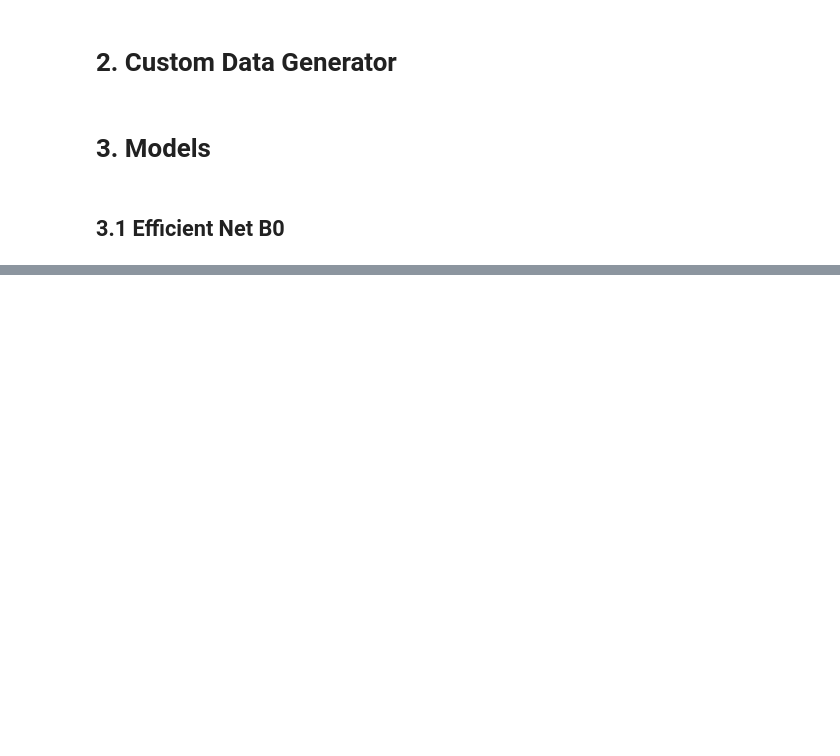
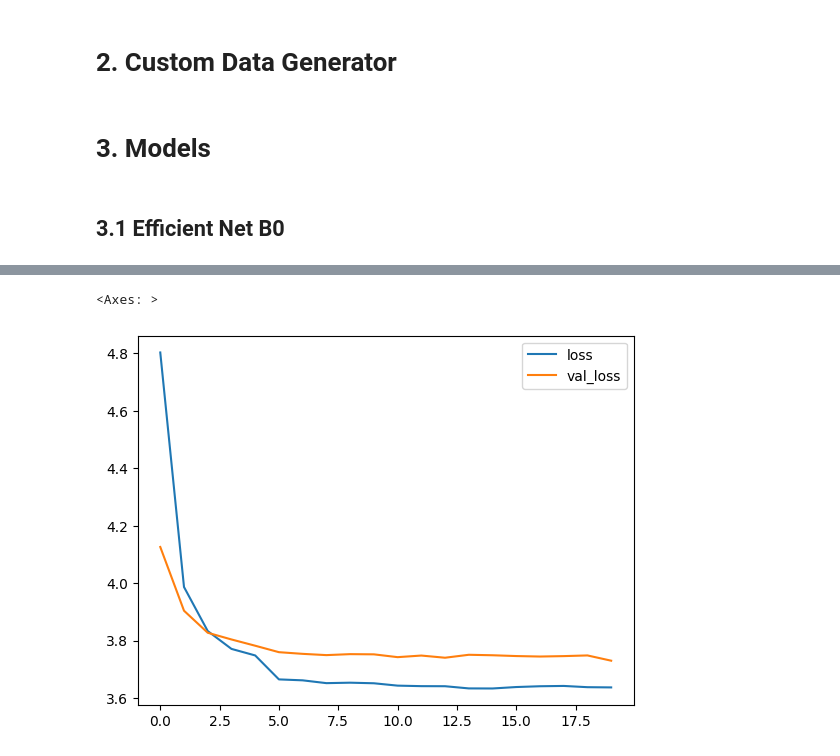
Before and after one commit to melihkacaman/SimilarProducts, a Jupyter notebook: notebooks/14 Fine Grained Multioutput Models.ipynb, the cells around one changed output, grey strips where cells are left out. Cells and saved outputs as stored; diff of their text form; code cells hidden in the pictures; blank space fills up the shorter version.

```diff
--- a/notebooks/14 Fine Grained Multioutput Models.ipynb
+++ b/notebooks/14 Fine Grained Multioutput Models.ipynb
@@ -291,0 +307,3 @@ model_1_history = model_1.fit(
+# %%
+eff_net = tf.keras.applications.EfficientNetB0(include_top=False)
+eff_net.trainable = False
@@ -291,0 +343,28 @@ model_1_history = model_1.fit(
+# %%
+checkpoint_path = "./checkpoints/multi_outputs_models/model_2/checkpoint-{epoch:01d}.ckpt"
+checkpoint_callback = tf.keras.callbacks.ModelCheckpoint(filepath=checkpoint_path,
+                                                         save_weights_only=True,
+                                                         save_best_only=False,
+                                                         verbose=1)
+
+def decay_schedule(epoch, lr):
+    # decay by 0.1 every 5 epochs; use `% 1` to decay after each epoch
+    if (epoch % 5 == 0) and (epoch != 0):
+        lr = lr * 0.1
+    return lr
+
+lr_scheduler = tf.keras.callbacks.LearningRateScheduler(decay_schedule)
+# %%
+Xy_train = pd.concat([X_train, y_train], axis=1)
+Xy_test = pd.concat([X_test, y_test], axis=1)
+data_gen = CustomDataGenerator(Xy_train, Xy_test)
+epoch = 20
+batch_size = 64
+
+model_2_history = model_2.fit(
+            data_gen.generate_image(True, batch_size=batch_size, epoch=epoch),
+            steps_per_epoch=np.floor(len(Xy_train) / batch_size),
+            epochs=epoch,
+            validation_data=data_gen.generate_image(False, batch_size=batch_size, epoch=epoch),
+            validation_steps=np.floor(len(Xy_test) / batch_size),
+            callbacks=[checkpoint_callback, lr_scheduler])
@@ -291,0 +389,7 @@ model_1_history = model_1.fit(
+# %%
+hist_df = pd.DataFrame(model_2_history.history)
+hist_df.loc[:, ["loss", "val_loss"]].plot()
+hist_df[["desen_loss", "elbise_durumu_loss", "yaka_loss", "kalip_loss", "kol_loss"]].plot()
+# %% [output]
+<Axes: >
+[figure, added]
```
Also changed, not shown: parts of 15 cells of this notebook, 1 other file.
